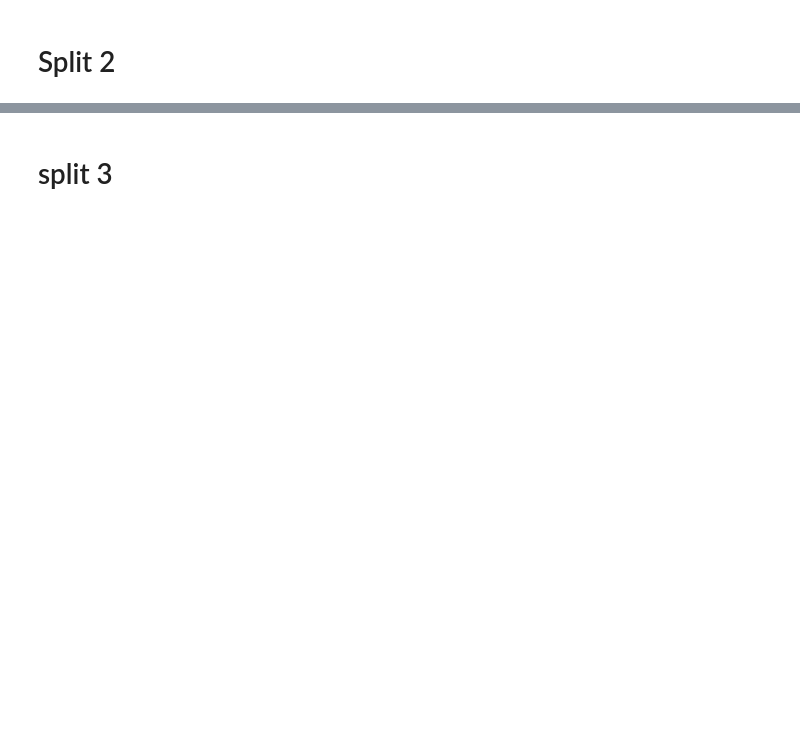
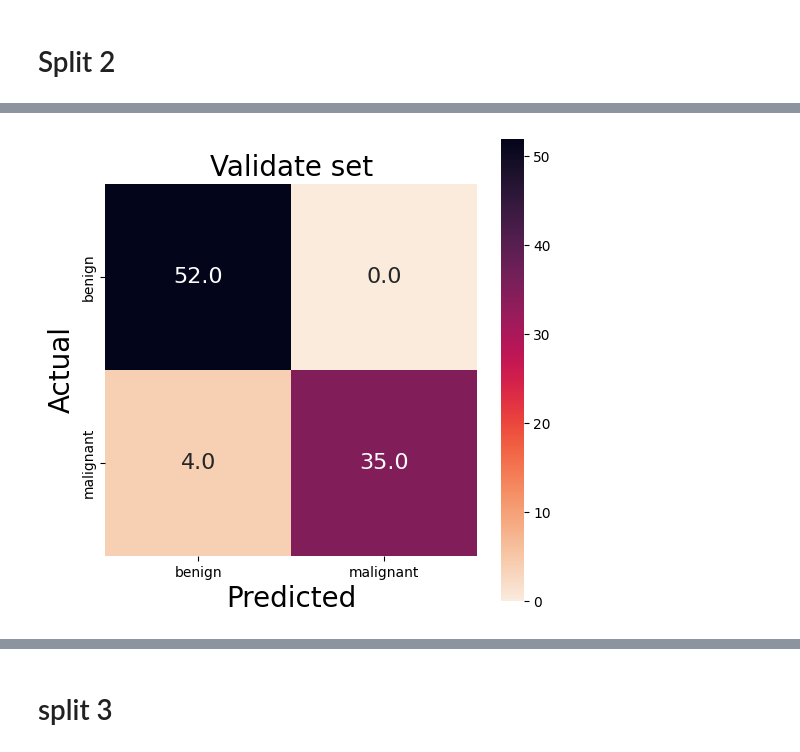
Before and after one commit to 6410615139/Project_Cancer, a Jupyter notebook: SGD/sgd-train.ipynb, the cells around one changed output, grey strips where cells are left out. Cells and saved outputs as stored; diff of their text form; code cells hidden in the pictures; blank space fills up the shorter version.

Commit message:
sgd train

```diff
--- a/SGD/sgd-train.ipynb
+++ b/SGD/sgd-train.ipynb
@@ -68,0 +389,3 @@ Accuracy of SGD model is:  0.958904109589041
+# %%
+# Load the saved model from disk
+sgd_model = joblib.load(model_path)
@@ -94,6 +513,0 @@ train.describe(include="all")
-# %%
-from sklearn.model_selection import train_test_split
-
-x = train.drop(['diagnosis', 'id'], axis=1)
-y = train["diagnosis"]
-x_train, x_test, y_train, y_test = train_test_split(x, y, test_size = 0.2, random_state = 0)
@@ -136,0 +537,2 @@ Accuracy of SGD model is:  0.9315068493150684
+# %%
+model_path = "../SGD/models/sgd_model_{}.pkl".format(split)
@@ -136,0 +544,88 @@ Accuracy of SGD model is:  0.9315068493150684
+# %%
+# Load the saved model from disk
+sgd_model = joblib.load(model_path)
+# %%
+print(split)
+############## validate set ################
+print("############## validate set ################")
+y_pred_val = sgd_model.predict(x_val)
+
+# Confusion matrix
+cm_val = confusion_matrix(y_val, y_pred_val)
+print('Confusion Matrix')
+print('-'*16)
+print(cm_val,'\n')
+print('-'*16)
+
+# Calculate score
+sen_val = sensitivity(cm_val)
+spec_val = specificity(cm_val)
+acc_val = accuracy(cm_val)
+pre_val = precision(cm_val)
+f1_score_val = f1(cm_val)
+
+# plot confusion matrix
+label = ['benign','malignant']
+plt.figure(figsize=(6, 6))
+plt.title("Validate set", fontsize=20)
+ax = sns.heatmap(cm_val, cmap="rocket_r", fmt=".01f",annot_kws={'size':16}, annot=True, square=True, xticklabels=label, yticklabels=label)
+ax.set_ylabel('Actual', fontsize=20)
+ax.set_xlabel('Predicted', fontsize=20)
+plt.show()
+
+################# test set ##################
+print("################# test set ##################")
+y_pred_test = sgd_model.predict(x_test)
+# Print the predictions
+# print(y_pred)
+
+# Confusion matrix
+cm_test = confusion_matrix(y_test, y_pred_test)
+print('Confusion Matrix')
+print('-'*16)
+print(cm_test,'\n')
+print('-'*16)
+
+# Calculate score
+sen_test_split2 = sensitivity(cm_test)
+spec_test_split2 = specificity(cm_test)
+acc_test_split2 = accuracy(cm_test)
+pre_test_split2 = precision(cm_test)
+f1_test_split2 = f1(cm_test)
+
+# plot confusion matrix
+label = ['benign','malignant']
+plt.figure(figsize=(6, 6))
+plt.title("Test set", fontsize=20)
+ax = sns.heatmap(cm_test, cmap="rocket_r", fmt=".01f",annot_kws={'size':16}, annot=True, square=True, xticklabels=label, yticklabels=label)
+ax.set_ylabel('Actual', fontsize=20)
+ax.set_xlabel('Predicted', fontsize=20)
+plt.show()
+
+################## plot ROC curve ########################
+fpr1, tpr1, thr1 = metrics.roc_curve(y_val,  y_pred_val)
+auc_val = metrics.roc_auc_score(y_val,  y_pred_val)
+fpr2, tpr2, thr2 = metrics.roc_curve(y_test,  y_pred_test)
+auc_test_split2 = metrics.roc_auc_score(y_test,  y_pred_test)
+gmeans2 = np.sqrt(tpr2 * (1-fpr2))
+ix2 = np.argmax(gmeans2)
+import sklearn.metrics as metrics
+
+# print('Best Threshold ' + str(i) + ' =%f, G-Mean=%.4f' % (thr[ix], gmeans[ix]))
+# print('FPR: %.4f, TPR: %.4f' %(fpr[ix], tpr[ix]))
+# thresholds_ = thr[ix]
+print("---------------------------------------")
+print("AUC validate: %.4f" % auc_val)
+print("AUC test: %.4f" % auc_test_split2)
+# plt.plot(fpr,tpr,label="data 1, auc="+str(auc),color='red')
+plt.plot(fpr1,tpr1,label="ROC valid, auc="+str("%.4f" % auc_val))
+plt.plot(fpr2,tpr2,label="ROC test, auc="+str("%.4f" % auc_test_split2))
+# plt.plot(fpr3,tpr3,label="ROC fold 3, auc="+str("%.4f" % auc3))
+# plt.plot(fpr4,tpr4,label="ROC fold 4, auc="+str("%.4f" % auc4))
+# plt.plot(fpr5,tpr5,label="ROC fold 5, auc="+str("%.4f" % auc5))
+plt.plot([0, 1], [0, 1], linestyle="--", lw=2, color="r", label="Chance", alpha=0.8)
+
+plt.legend(loc=4)
+plt.show()
+##########################################################
+# %% [output]
@@ -136,0 +647 @@ Accuracy of SGD model is:  0.9315068493150684
+[figure, added]
```
Also changed, not shown: parts of 85 cells of this notebook, 5 other files.
